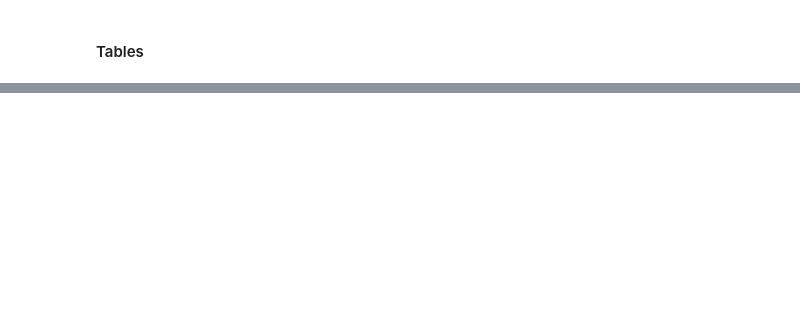
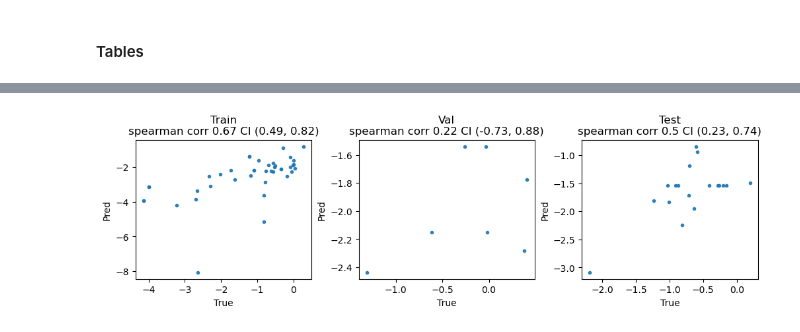
Before and after one commit to kevingeo11/DomainPrediction, a Jupyter notebook: src/AL_Testing/results.ipynb, the cells around one changed output, grey strips where cells are left out. Saved outputs shown, nothing was run; the diff lists cells and outputs as text; code cells hidden in the pictures; blank space fills up the shorter version.

```diff
--- a/src/AL_Testing/results.ipynb
+++ b/src/AL_Testing/results.ipynb
@@ -33,3 +56,22 @@ df_confit.head()
+# %%
+def get_spearmanr_bootstrap(a, b, n=1000):
+    assert len(a) == len(b)
+    corr = []
+    p_value = []
+    np.random.seed(0)
+    for _ in range(n):
+        indices = np.random.choice(len(a), size=len(a), replace=True)
+        res = stats.spearmanr(a.iloc[indices], b.iloc[indices])
+
+        if not np.isnan(res.statistic):
+            corr.append(res.statistic)
+            p_value.append(res.pvalue)
+
+    ci_lower, ci_upper = np.percentile(corr, [5, 95])
+    # stats.t.interval(confidence=0.95, df=len(corr)-1, loc=np.mean(corr), scale=np.std(corr))
+    mean_corr = np.mean(corr)
+
+    return round(mean_corr, 2), round(ci_lower, 2), round(ci_upper, 2), corr, p_value
 # %% [markdown]
 #### Tables
 # %%
@@ -84,5 +164,5 @@ res_table_confit
 # %%
-def get_panel(df, label, omit=True, fit_label='fitness_log', omit_label=None):
+def get_panel_depricated(df, label, omit=True, fit_label='fitness_log', omit_label=None):
     train_mask, val_mask, test_mask = get_split_mask(df)
     assert fit_label in df.columns
 
@@ -123,3 +259,5 @@ def get_panel(df, label, omit=True, fit_label='fitness_log', omit_label=None):
 # %%
-get_panel(df_embed, label='pred_ESM650M_res_mean_ridge', omit=True, fit_label='fitness_log', omit_label='fitness_raw')
+get_panel(df_embed, label='pred_ESM650M_res_mean_ridge', omit=True, fit_label='fitness_log', omit_label='fitness_raw', subplots=False)
+# %% [output]
+[figure, added]
 # %%
```
Also changed, not shown: parts of 17 cells of this notebook, 4 other files.
